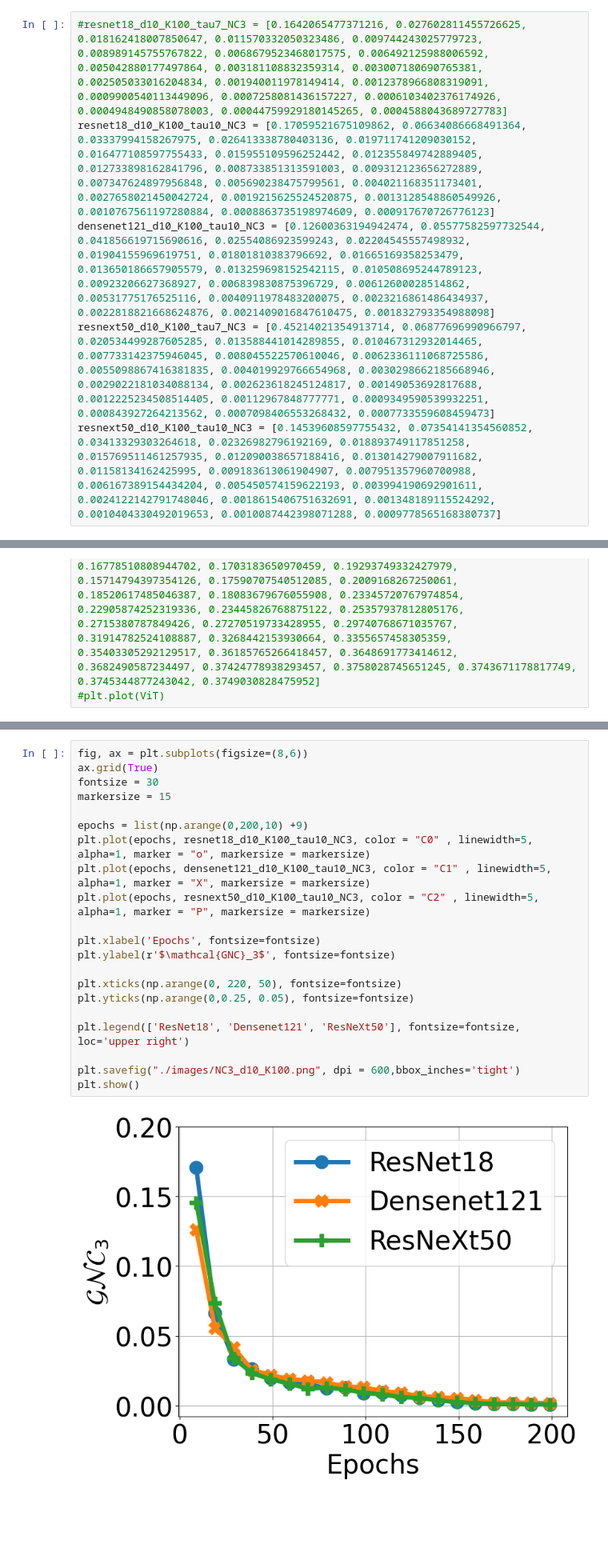
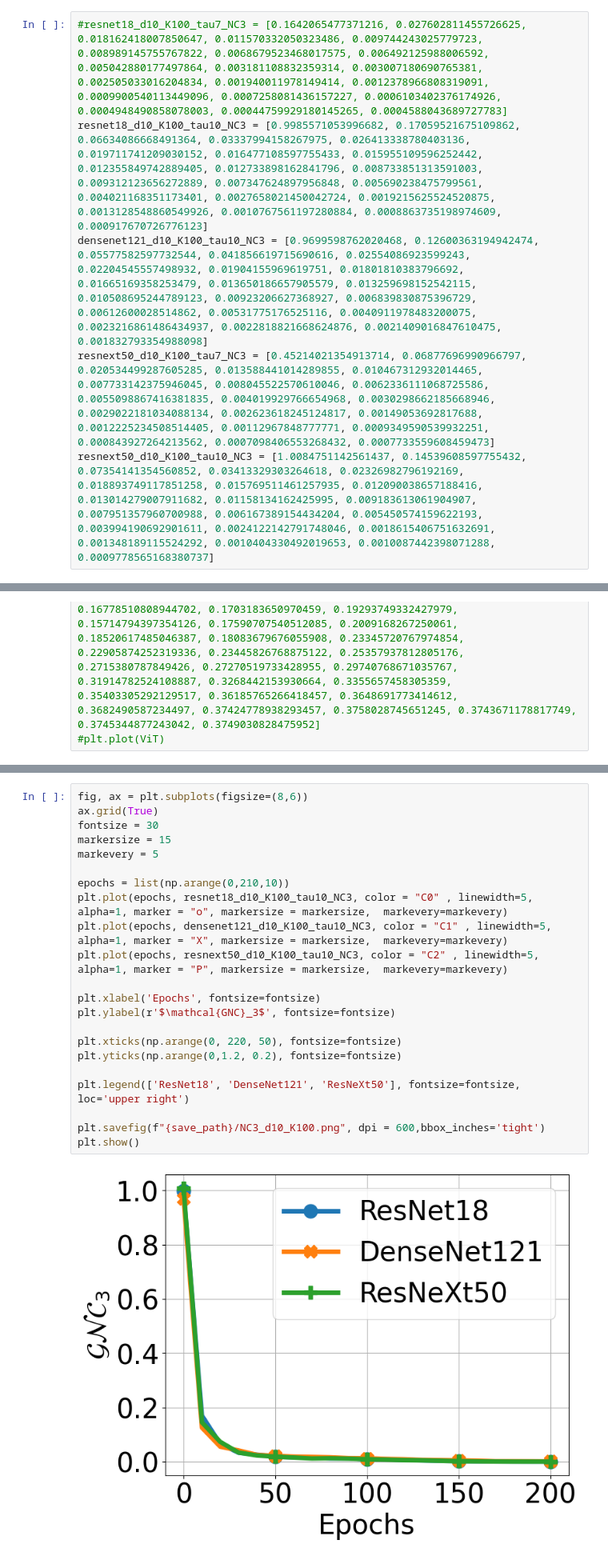
Before and after one commit to kongwanbianjinyu/Neural-Collapse-For-Large-Number-of-Classes, a Jupyter notebook: plot_NC.ipynb, the cells around one changed output, grey strips where cells are left out. Shown at 80% size. Saved outputs shown, nothing was run; the diff lists cells and outputs as text; blank space fills up the shorter version.

```diff
--- a/plot_NC.ipynb
+++ b/plot_NC.ipynb
@@ -23,10 +27,10 @@ densenet121_d10_K100_tau10_NC2 = [0,0.14115113019943237, 0.13653725385665894, 0.
 resnext50_d10_K100_tau10_NC2 = [0,0.15322476625442505, 0.20340538024902344, 0.2246701717376709, 0.2528693675994873, 0.3015352487564087, 0.3281797766685486, 0.3735243082046509, 0.4296475052833557, 0.43659064173698425, 0.4550734758377075, 0.4722258746623993, 0.5251030921936035, 0.5442517995834351, 0.5481851100921631, 0.5760864019393921, 0.5834272503852844, 0.5883991122245789, 0.5900372862815857, 0.590226411819458, 0.5903419852256775]
 # %%
 #resnet18_d10_K100_tau7_NC3 = [0.1642065477371216, 0.027602811455726625, 0.018162418007850647, 0.011570332050323486, 0.009744243025779723, 0.008989145755767822, 0.0068679523468017575, 0.006492125988006592, 0.005042880177497864, 0.003181108832359314, 0.003007180690765381, 0.002505033016204834, 0.001940011978149414, 0.0012378966808319091, 0.0009900540113449096, 0.0007258081436157227, 0.0006103402376174926, 0.0004948490858078003, 0.00044759929180145265, 0.0004588043689727783]
-resnet18_d10_K100_tau10_NC3 = [0.17059521675109862, 0.06634086668491364, 0.03337994158267975, 0.026413338780403136, 0.019711741209030152, 0.016477108597755433, 0.015955109596252442, 0.012355849742889405, 0.012733898162841796, 0.008733851313591003, 0.009312123656272889, 0.007347624897956848, 0.005690238475799561, 0.004021168351173401, 0.0027658021450042724, 0.0019215625524520875, 0.0013128548860549926, 0.0010767561197280884, 0.0008863735198974609, 0.000917670726776123]
-densenet121_d10_K100_tau10_NC3 = [0.12600363194942474, 0.05577582597732544, 0.041856619715690616, 0.02554086923599243, 0.02204545557498932, 0.01904155969619751, 0.01801810383796692, 0.01665169358253479, 0.013650186657905579, 0.013259698152542115, 0.010508695244789123, 0.00923206627368927, 0.006839830875396729, 0.00612600028514862, 0.00531775176525116, 0.0040911978483200075, 0.0023216861486434937, 0.0022818821668624876, 0.0021409016847610475, 0.001832793354988098]
+resnet18_d10_K100_tau10_NC3 = [0.9985571053996682, 0.17059521675109862, 0.06634086668491364, 0.03337994158267975, 0.026413338780403136, 0.019711741209030152, 0.016477108597755433, 0.015955109596252442, 0.012355849742889405, 0.012733898162841796, 0.008733851313591003, 0.009312123656272889, 0.007347624897956848, 0.005690238475799561, 0.004021168351173401, 0.0027658021450042724, 0.0019215625524520875, 0.0013128548860549926, 0.0010767561197280884, 0.0008863735198974609, 0.000917670726776123]
+densenet121_d10_K100_tau10_NC3 = [0.9699598762020468, 0.12600363194942474, 0.05577582597732544, 0.041856619715690616, 0.02554086923599243, 0.02204545557498932, 0.01904155969619751, 0.01801810383796692, 0.01665169358253479, 0.013650186657905579, 0.013259698152542115, 0.010508695244789123, 0.00923206627368927, 0.006839830875396729, 0.00612600028514862, 0.00531775176525116, 0.0040911978483200075, 0.0023216861486434937, 0.0022818821668624876, 0.0021409016847610475, 0.001832793354988098]
 resnext50_d10_K100_tau7_NC3 = [0.45214021354913714, 0.06877696990966797, 0.020534499287605285, 0.013588441014289855, 0.010467312932014465, 0.007733142375946045, 0.008045522570610046, 0.0062336111068725586, 0.0055098867416381835, 0.004019929766654968, 0.0030298662185668946, 0.0029022181034088134, 0.002623618245124817, 0.00149053692817688, 0.0012225234508514405, 0.00112967848777771, 0.0009349590539932251, 0.000843927264213562, 0.0007098406553268432, 0.0007733559608459473]
-resnext50_d10_K100_tau10_NC3 = [0.14539608597755432, 0.07354141354560852, 0.03413329303264618, 0.02326982796192169, 0.018893749117851258, 0.015769511461257935, 0.012090038657188416, 0.013014279007911682, 0.01158134162425995, 0.009183613061904907, 0.007951357960700988, 0.006167389154434204, 0.005450574159622193, 0.003994190692901611, 0.0024122142791748046, 0.0018615406751632691, 0.001348189115524292, 0.0010404330492019653, 0.0010087442398071288, 0.0009778565168380737]
+resnext50_d10_K100_tau10_NC3 = [1.0084751142561437, 0.14539608597755432, 0.07354141354560852, 0.03413329303264618, 0.02326982796192169, 0.018893749117851258, 0.015769511461257935, 0.012090038657188416, 0.013014279007911682, 0.01158134162425995, 0.009183613061904907, 0.007951357960700988, 0.006167389154434204, 0.005450574159622193, 0.003994190692901611, 0.0024122142791748046, 0.0018615406751632691, 0.001348189115524292, 0.0010404330492019653, 0.0010087442398071288, 0.0009778565168380737]
 # %%
 #resnet18_d10_K100_tau7_NC2 = [0,0.11914414167404175, 0.13595986366271973, 0.15793490409851074, 0.212699294090271, 0.2512003779411316, 0.28811365365982056, 0.32360637187957764, 0.3529667258262634, 0.38225501775741577, 0.43139806389808655, 0.4570697247982025, 0.46712419390678406, 0.5064361095428467, 0.5375078916549683, 0.5472599267959595, 0.5635146498680115, 0.5714283585548401, 0.5763210654258728, 0.5785059928894043, 0.579075038433075]
 #resnet34_d10 = [0,0.01512688398361206, 0.14738744497299194, 0.17746514081954956, 0.22075432538986206, 0.2578777074813843, 0.3116235136985779, 0.3314586877822876, 0.380354642868042, 0.38397926092147827, 0.4298248887062073, 0.45914196968078613, 0.4637475609779358, 0.5133923292160034, 0.5281440615653992, 0.5554315447807312, 0.5735517144203186, 0.5775129795074463, 0.5757205486297607, 0.5743823051452637, 0.5742940306663513]
@@ -90,26 +96,27 @@ plt.show()
 # %%
 fig, ax = plt.subplots(figsize=(8,6))
 ax.grid(True)
 fontsize = 30
 markersize = 15
+markevery = 5
 
-epochs = list(np.arange(0,200,10) +9)
-plt.plot(epochs, resnet18_d10_K100_tau10_NC3, color = "C0" , linewidth=5, alpha=1, marker = "o", markersize = markersize)
-plt.plot(epochs, densenet121_d10_K100_tau10_NC3, color = "C1" , linewidth=5, alpha=1, marker = "X", markersize = markersize)
-plt.plot(epochs, resnext50_d10_K100_tau10_NC3, color = "C2" , linewidth=5, alpha=1, marker = "P", markersize = markersize)
+epochs = list(np.arange(0,210,10))
+plt.plot(epochs, resnet18_d10_K100_tau10_NC3, color = "C0" , linewidth=5, alpha=1, marker = "o", markersize = markersize,  markevery=markevery)
+plt.plot(epochs, densenet121_d10_K100_tau10_NC3, color = "C1" , linewidth=5, alpha=1, marker = "X", markersize = markersize,  markevery=markevery)
+plt.plot(epochs, resnext50_d10_K100_tau10_NC3, color = "C2" , linewidth=5, alpha=1, marker = "P", markersize = markersize,  markevery=markevery)
 
 plt.xlabel('Epochs', fontsize=fontsize)
 plt.ylabel(r'$\mathcal{GNC}_3$', fontsize=fontsize)
 
 plt.xticks(np.arange(0, 220, 50), fontsize=fontsize)
-plt.yticks(np.arange(0,0.25, 0.05), fontsize=fontsize)
+plt.yticks(np.arange(0,1.2, 0.2), fontsize=fontsize)
 
-plt.legend(['ResNet18', 'Densenet121', 'ResNeXt50'], fontsize=fontsize, loc='upper right')
+plt.legend(['ResNet18', 'DenseNet121', 'ResNeXt50'], fontsize=fontsize, loc='upper right')
 
-plt.savefig("./images/NC3_d10_K100.png", dpi = 600,bbox_inches='tight')
+plt.savefig(f"{save_path}/NC3_d10_K100.png", dpi = 600,bbox_inches='tight')
 plt.show()
 # %% [output]
-[figure, old version]
+[figure, new version]
 # %% [markdown]
 ## d = 20, K = 100
 # %%
```
Also changed, not shown: parts of 16 cells of this notebook, 32 other files.
